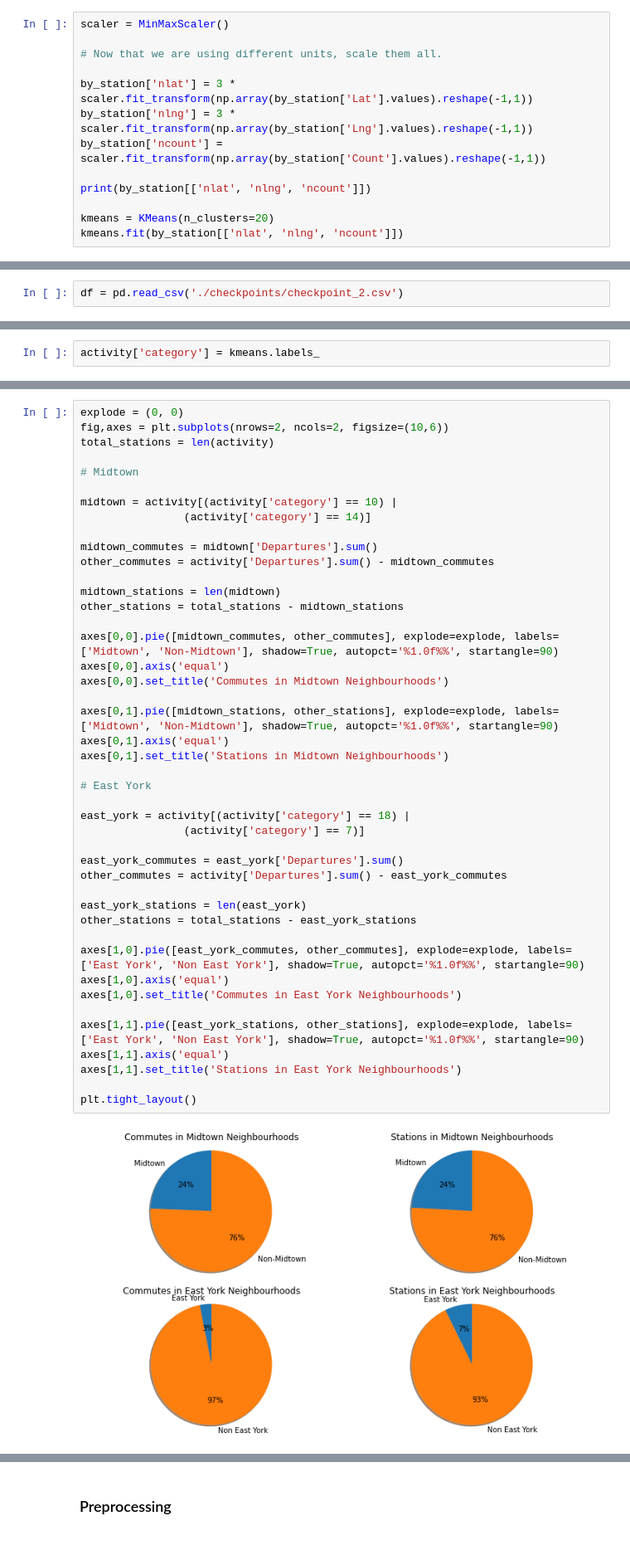
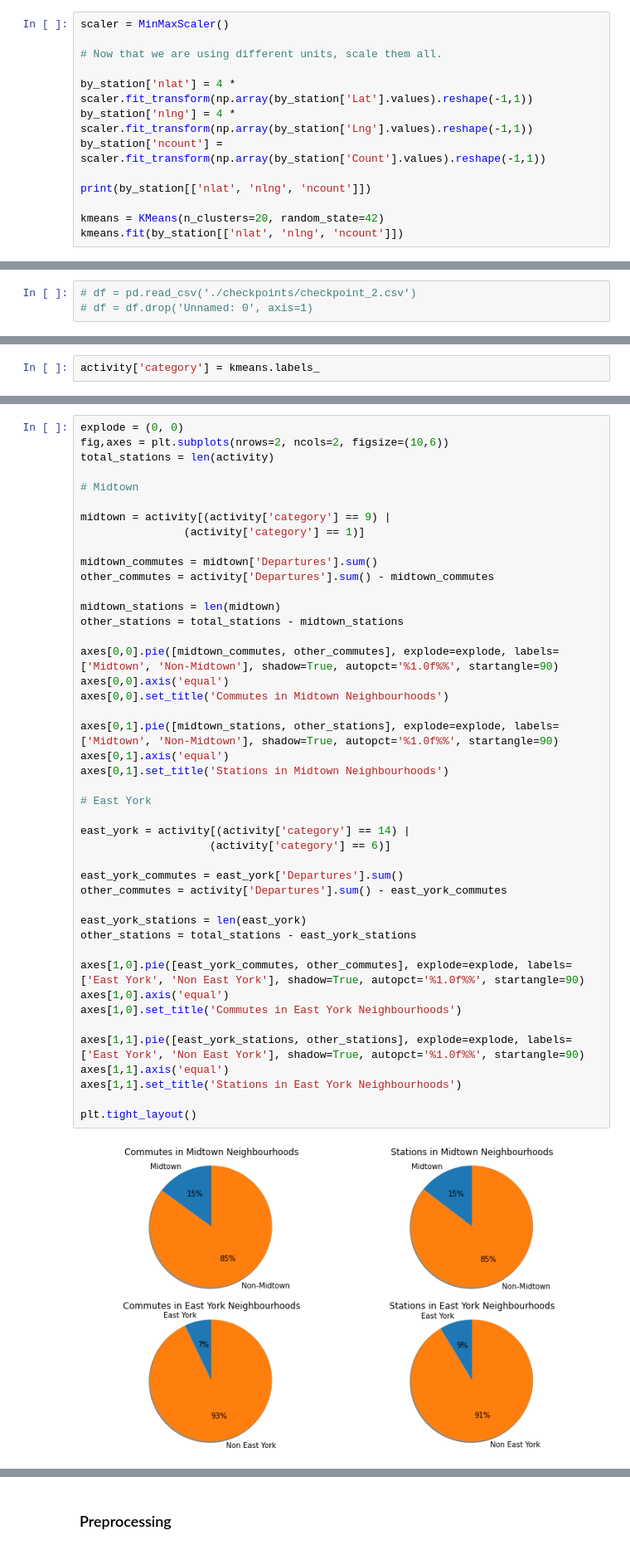
Before and after one commit to MickeyDang/TorontoBikeShare-Data-Analysis, a Jupyter notebook: Toronto Bike Sharing Data Analysis.ipynb, the cells around one changed output, grey strips where cells are left out. Shown at 83% size. Drawn from its saved outputs; the diff is of its cells as text.

```diff
--- a/Toronto Bike Sharing Data Analysis.ipynb
+++ b/Toronto Bike Sharing Data Analysis.ipynb
@@ -334,13 +326,13 @@ scaler = MinMaxScaler()
 
 # Now that we are using different units, scale them all.
 
-by_station['nlat'] = 3 * scaler.fit_transform(np.array(by_station['Lat'].values).reshape(-1,1))
-by_station['nlng'] = 3 * scaler.fit_transform(np.array(by_station['Lng'].values).reshape(-1,1))
+by_station['nlat'] = 4 * scaler.fit_transform(np.array(by_station['Lat'].values).reshape(-1,1))
+by_station['nlng'] = 4 * scaler.fit_transform(np.array(by_station['Lng'].values).reshape(-1,1))
 by_station['ncount'] = scaler.fit_transform(np.array(by_station['Count'].values).reshape(-1,1))
 
 print(by_station[['nlat', 'nlng', 'ncount']])
 
-kmeans = KMeans(n_clusters=20)
+kmeans = KMeans(n_clusters=20, random_state=42)
 kmeans.fit(by_station[['nlat', 'nlng', 'ncount']])
 # %% [output]
          nlat      nlng    ncount
@@ -384,7 +376,8 @@ df['Cluster'] = df['Start Station Id'].apply(lambda id: lookup.loc[id, 'category
 # %%
 df.to_csv('./checkpoints/checkpoint_2.csv')
 # %%
-df = pd.read_csv('./checkpoints/checkpoint_2.csv')
+# df = pd.read_csv('./checkpoints/checkpoint_2.csv')
+# df = df.drop('Unnamed: 0', axis=1)
 # %% [markdown]
 ### Observations
 
@@ -704,8 +719,8 @@ total_stations = len(activity)
 
 # Midtown
 
-midtown = activity[(activity['category'] == 10) |
-                (activity['category'] == 14)]
+midtown = activity[(activity['category'] == 9) |
+                (activity['category'] == 1)]
 
 midtown_commutes = midtown['Departures'].sum()
 other_commutes = activity['Departures'].sum() - midtown_commutes
@@ -713,36 +728,36 @@ other_commutes = activity['Departures'].sum() - midtown_commutes
 midtown_stations = len(midtown)
 other_stations = total_stations - midtown_stations
 
 axes[0,0].pie([midtown_commutes, other_commutes], explode=explode, labels=['Midtown', 'Non-Midtown'], shadow=True, autopct='%1.0f%%', startangle=90)
 axes[0,0].axis('equal')
 axes[0,0].set_title('Commutes in Midtown Neighbourhoods')
 
 axes[0,1].pie([midtown_stations, other_stations], explode=explode, labels=['Midtown', 'Non-Midtown'], shadow=True, autopct='%1.0f%%', startangle=90)
 axes[0,1].axis('equal')
 axes[0,1].set_title('Stations in Midtown Neighbourhoods')
 
 # East York
 
-east_york = activity[(activity['category'] == 18) |
-                (activity['category'] == 7)]
+east_york = activity[(activity['category'] == 14) |
+                    (activity['category'] == 6)]
 
 east_york_commutes = east_york['Departures'].sum()
 other_commutes = activity['Departures'].sum() - east_york_commutes
 
 east_york_stations = len(east_york)
 other_stations = total_stations - east_york_stations
 
 axes[1,0].pie([east_york_commutes, other_commutes], explode=explode, labels=['East York', 'Non East York'], shadow=True, autopct='%1.0f%%', startangle=90)
 axes[1,0].axis('equal')
 axes[1,0].set_title('Commutes in East York Neighbourhoods')
 
 axes[1,1].pie([east_york_stations, other_stations], explode=explode, labels=['East York', 'Non East York'], shadow=True, autopct='%1.0f%%', startangle=90)
 axes[1,1].axis('equal')
 axes[1,1].set_title('Stations in East York Neighbourhoods')
 
 plt.tight_layout()
 # %% [output]
-[figure, old version]
+[figure, new version]
 # %% [markdown]
 #### Comments
 
```
Also changed, not shown: parts of 33 cells of this notebook, 2 other files.
